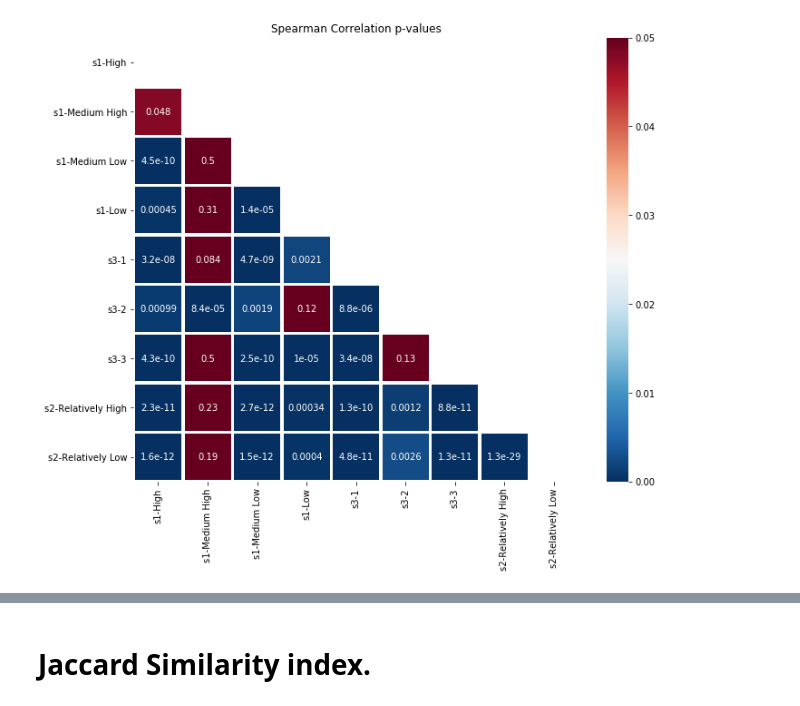
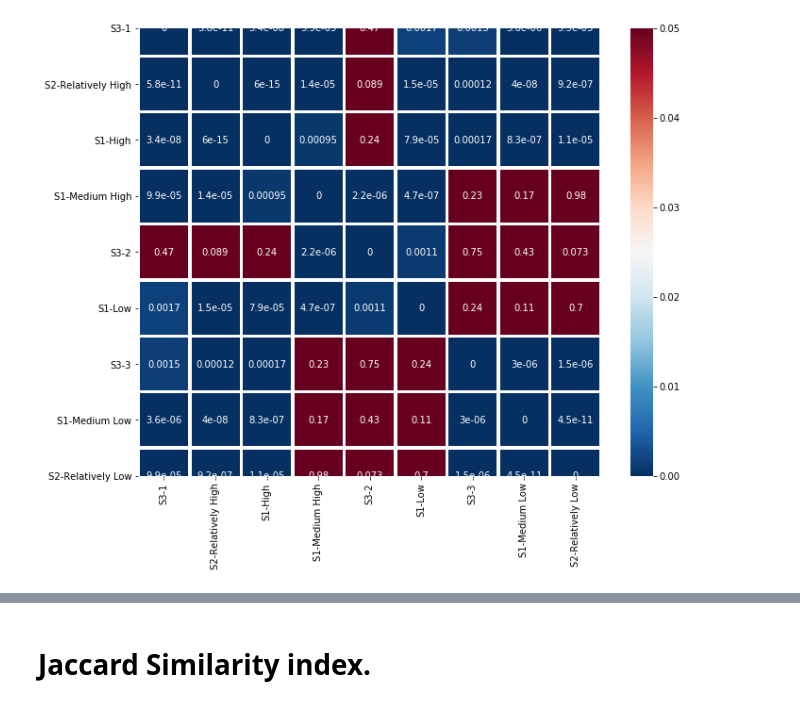
Before and after one commit to Guindillator/Certainty, a Jupyter notebook: Code_Figures_Certainty_Project.ipynb, the cells around one changed output, grey strips where cells are left out. Saved outputs shown, nothing was run; the diff lists cells and outputs as text; code cells hidden in the pictures.

```diff
--- a/Code_Figures_Certainty_Project.ipynb
+++ b/Code_Figures_Certainty_Project.ipynb
@@ -16,9 +16,7 @@ import seaborn as sns
 # %%
 s123 = pd.read_csv("C:\\Users\\marpr\\Desktop\\docto\\respuestas-s123.csv", sep=',')
-
-cor, pval = stats.spearmanr(s123)
-pval = pd.DataFrame(pval)
-s123 = s123.corr(method = 'spearman')
+# s123 = scale(np.asarray(s123))
+s123 = pd.DataFrame(s123)
 s123
 # %% [output]
 |  | S3-1 | S1-High | S2-Relatively High | S1-Low | S3-3 | S1-Medium Low | S2-Relatively Low | ... |
@@ -33,0 +39,16 @@ s123
+# %%
+s123_clr = clr(centralize(multiplicative_replacement(closure(s123), delta = 0.0001)))
+cor, pval = stats.spearmanr(s123_clr)
+pval = pd.DataFrame(pval)
+s123_clr = pd.DataFrame(s123_clr)
+s123_clr_corr = s123_clr.corr(method = 'spearman')
+
+
+s123_clr_corr.columns = ['S3-1','S2-Relatively High','S1-High','S1-Medium High', 'S3-2','S1-Low','S3-3','S1-Medium Low','S2-Relatively Low']
+s123_clr_corr.index = ['S3-1','S2-Relatively High','S1-High','S1-Medium High', 'S3-2','S1-Low','S3-3','S1-Medium Low','S2-Relatively Low']
+# mask = np.zeros_like(s123)
+# f, ax = plt.subplots(figsize=(11, 9))
+# mask[np.triu_indices_from(mask)] = True
+# plt.title("Spearman Correlation between Certainty Categories")
+iris = sns.clustermap(s123_clr_corr, cmap="RdBu_r", annot=True, linewidths=2.5, vmax=1.0, vmin=-1.0 )
+# iris.savefig('Spearman Correlation between Certainty Categories_compositional.png', dpi=500)
@@ -34,12 +57,11 @@ s123
 # %%
-pval.columns = ['s1-High','s1-Medium High','s1-Medium Low','s1-Low','s3-1','s3-2','s3-3','s2-Relatively High','s2-Relatively Low']
-pval.index = ['s1-High','s1-Medium High','s1-Medium Low','s1-Low','s3-1','s3-2','s3-3','s2-Relatively High','s2-Relatively Low']
-mask = np.zeros_like(pval)
-f, ax = plt.subplots(figsize=(11, 9))
-mask[np.triu_indices_from(mask)] = True
-plt.title("Spearman Correlation p-values")
-iris = sns.heatmap(pval, mask=mask, cmap="RdBu_r", annot=True, linewidths=2.5, vmax=0.05, vmin=0 )
+pval.columns = ['S3-1','S2-Relatively High','S1-High','S1-Medium High', 'S3-2','S1-Low','S3-3','S1-Medium Low','S2-Relatively Low']
+pval.index = ['S3-1','S2-Relatively High','S1-High','S1-Medium High', 'S3-2','S1-Low','S3-3','S1-Medium Low','S2-Relatively Low']
+f, ax = plt.subplots(figsize=(11, 11))
+# mask[np.triu_indices_from(mask)] = True
+# plt.title("Spearman Correlation p-values")
+iris = sns.heatmap(pval, cmap="RdBu_r", annot=True, linewidths=2.5, vmax=0.05, vmin=0)
+plt.subplots_adjust(bottom=0.28)
 figure = iris.get_figure()
-figure.savefig('Spearman Correlation p-values.png', dpi=300)
 # %% [output]
-[figure, old version]
+[figure, new version]
```
Also changed, not shown: parts of 12 cells of this notebook.
